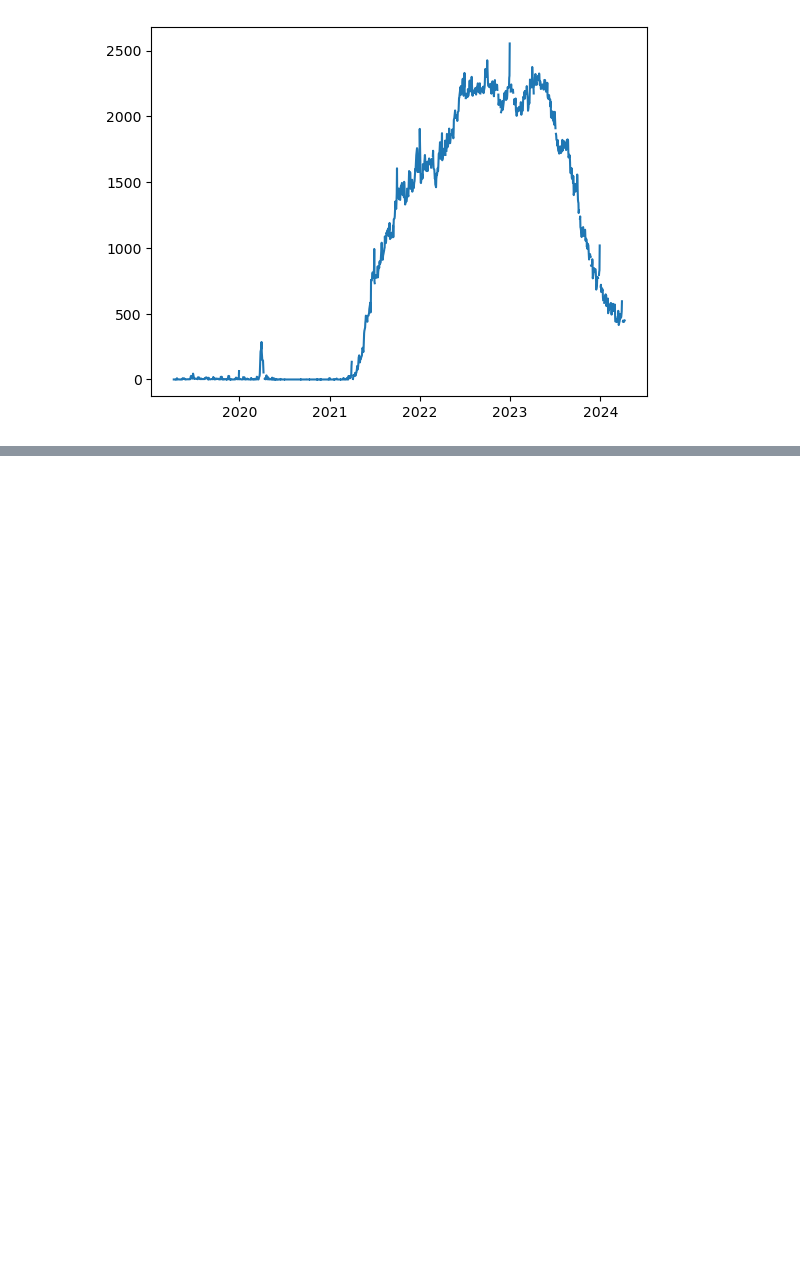
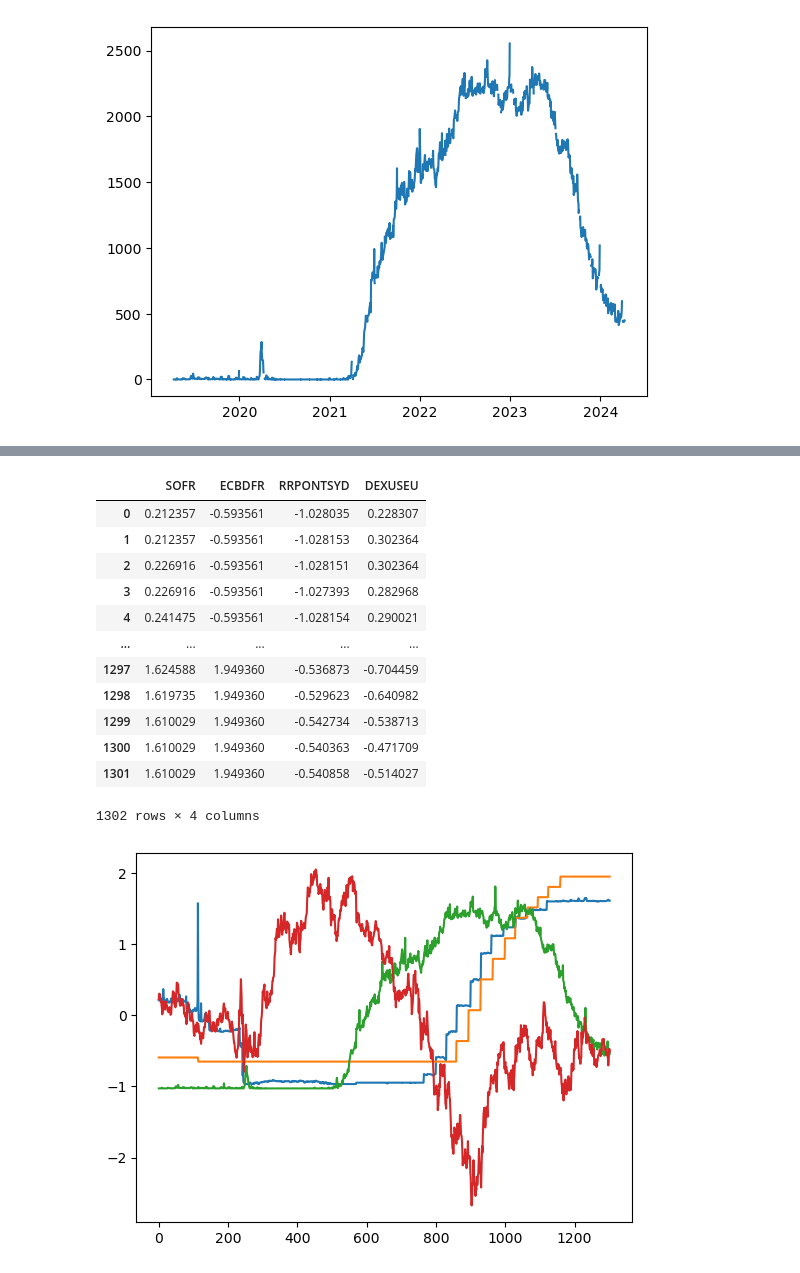
Before and after one commit to luissimaoaf/strategies, a Jupyter notebook: forex.ipynb, the cells around one changed output, grey strips where cells are left out. Saved outputs shown, nothing was run; the diff lists cells and outputs as text; code cells hidden in the pictures; blank space fills up the shorter version.

```diff
--- a/forex.ipynb
+++ b/forex.ipynb
@@ -11,7 +11,7 @@ import seaborn as sns
 # USD/EUR Spot Foreign Exchange Rate
 usd_eur = pdr.data.DataReader(
     name='DEXUSEU',
-    data_source='fred'
+    data_source='fred',
 )
 
 # Secured Overnight Financing Rate
@@ -72,0 +70,46 @@ train_set, test_set = np.split(merged_df, [int(.7*len(merged_df))])
+# %%
+# removing NaN values by interpolating
+merged_df = merged_df.interpolate()
+
+merged_df.reset_index(inplace=True)
+merged_df.drop(columns=["DATE"],inplace=True)
+# %%
+# how far ahead we are trying to predict
+look_ahead = 7
+# how many splits in the data for cross validation
+splits = 10
+
+merged_df['Target'] = merged_df['DEXUSEU'].shift(-look_ahead)
+merged_df.dropna()
+
+predictors = ['SOFR', 'ECBDFR', 'RRPONTSYD', 'DEXUSEU']
+# %%
+from sklearn.preprocessing import StandardScaler
+
+# scaling the data
+scaled_df = merged_df.loc[:,predictors]
+scaler = StandardScaler()
+scaler.fit(scaled_df)
+
+scaled_df = pd.DataFrame(
+    scaler.transform(scaled_df),
+    index=merged_df.index,
+    columns=predictors
+    )
+plt.plot(scaled_df)
+scaled_df
+# %% [output]
+|  | SOFR | ECBDFR | RRPONTSYD | DEXUSEU |
+| 0 | 0.212357 | -0.593561 | -1.028035 | 0.228307 |
+| 1 | 0.212357 | -0.593561 | -1.028153 | 0.302364 |
+| 2 | 0.226916 | -0.593561 | -1.028151 | 0.302364 |
+| 3 | 0.226916 | -0.593561 | -1.027393 | 0.282968 |
+| 4 | 0.241475 | -0.593561 | -1.028154 | 0.290021 |
+| ... | ... | ... | ... | ... |
+| 1297 | 1.624588 | 1.949360 | -0.536873 | -0.704459 |
+| 1298 | 1.619735 | 1.949360 | -0.529623 | -0.640982 |
+| 1299 | 1.610029 | 1.949360 | -0.542734 | -0.538713 |
+| 1300 | 1.610029 | 1.949360 | -0.540363 | -0.471709 |
+| 1301 | 1.610029 | 1.949360 | -0.540858 | -0.514027 |
+1302 rows × 4 columns
+[figure, added]
```
Also changed, not shown: parts of 6 cells of this notebook.
